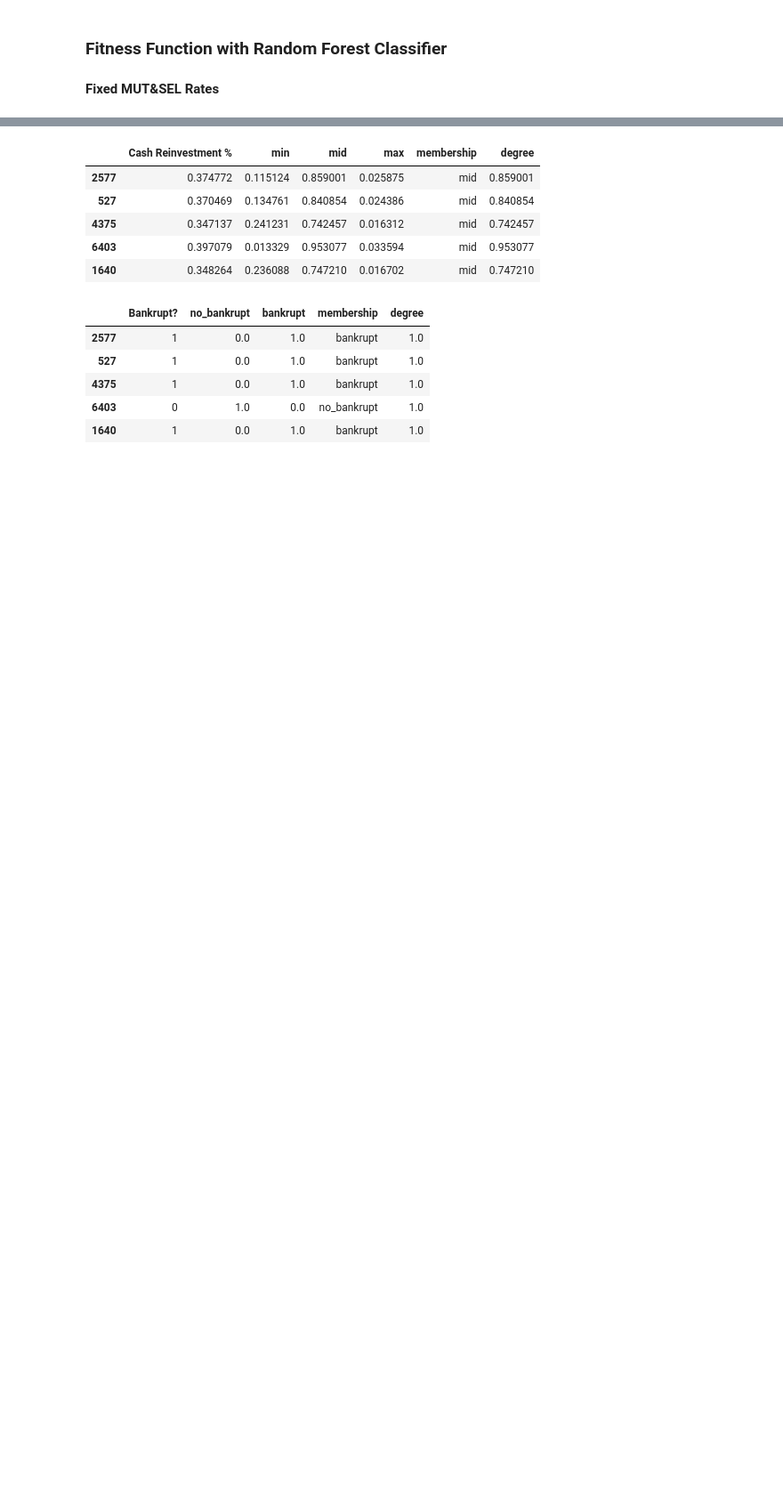
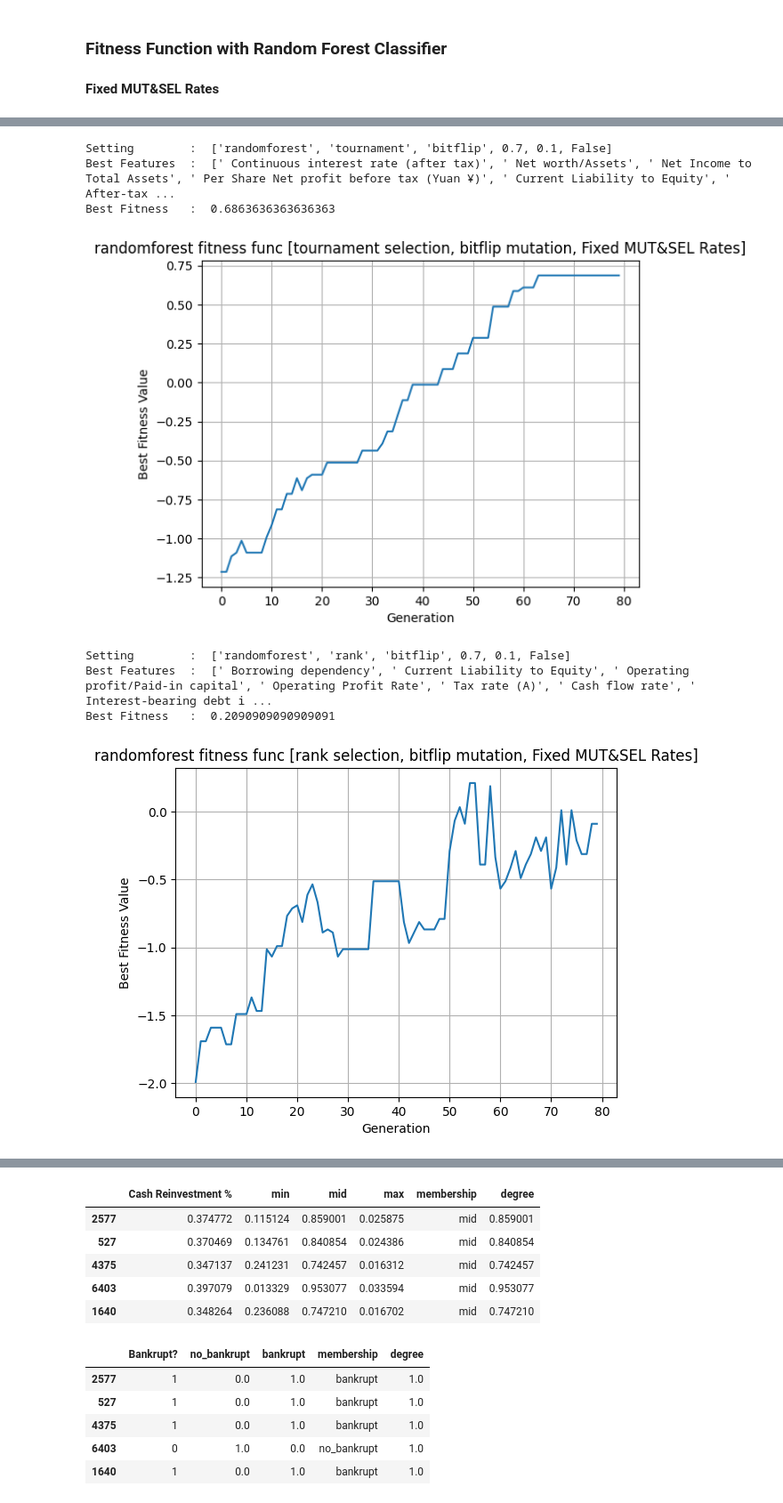
Before and after one commit to yeesem/Soft-Computing, a Jupyter notebook: Assignment_3_Evolutionary_Computing.ipynb, the cells around one changed output, grey strips where cells are left out. Shown at 89% size. Drawn from its saved outputs; the diff is of its cells as text; code cells hidden in the pictures; blank space fills up the shorter version.

```diff
--- a/Assignment_3_Evolutionary_Computing.ipynb
+++ b/Assignment_3_Evolutionary_Computing.ipynb
@@ -133,13 +148,13 @@ df.head()
 
 # df.head()
 # %%
-# Upsampling
+# Downsampling
 features_majority = df[df['Bankrupt?'] == 0]
 features_minority = df[df['Bankrupt?'] == 1]
 
 features_majority_downsample = resample(
     features_majority,
-    replace = True,
+    replace = False,
     n_samples = len(features_minority),
     random_state = 123
 )
@@ -348,10 +363,10 @@ def feature_selection_genetic_algo(data,features,target,population_size,num_gene
 
     selected_features = [feature for feature,bit in zip(data.columns,best_ind_in_population) if bit == 1]
 
-    print("Generation        : ",gen)
-    print("Selected Features : ",selected_features)
-    print("Best Fitness      : ",best_fitness_in_population)
-    print()
+    # print("Generation        : ",gen)
+    # print("Selected Features : ",selected_features)
+    # print("Best Fitness      : ",best_fitness_in_population)
+    # print()
 
     if changes_of_rates:
         #  Modify crossover rate and mutation -rate every generation loop
@@ -371,8 +386,8 @@ def feature_selection_genetic_algo(data,features,target,population_size,num_gene
       print("\n Met Stopping Criteria - best_fitness_in_population >= 0.998")
       break
 
-    if count_num_gen == 30:
-      print("\nMet Stopping Criteria - count_num_gen == 30")
+    if count_num_gen == 40:
+      print("\nMet Stopping Criteria - count_num_gen == 40")
       break
 
   # Select the top N features from the best individual
@@ -403,11 +442,10 @@ def plot_fitness_history(fitnesses,title):
 data = X_train
 features = X_train.columns
 target = y_train
-num_desired_features = 5
+num_desired_features = 10
 population_size = 30
 num_generations = 80
 
-
 all_best_fitness = []
 all_best_features = []
 # %% [markdown]
@@ -882,0 +602,38 @@ plot_fitness_history(fitnesses,"Fitness Function with RandomForestClassifier [Ra
+# %%
+settingsRanFor1 = [
+    # Dataset,features,target,population_size,number of generation, fitness type, number of desired features, selection type, mutation type,
+    # crossover rate, mutation rate, changes of rates:bool
+    [data,features,target,population_size,num_generations,'randomforest',num_desired_features,'tournament','bitflip',0.7,0.1,False],
+    [data,features,target,population_size,num_generations,'randomforest',num_desired_features,'rank','bitflip',0.7,0.1,False],
+    [data,features,target,population_size,num_generations,'randomforest',num_desired_features,'roulette','bitflip',0.7,0.1,False],
+    [data,features,target,population_size,num_generations,'randomforest',num_desired_features,'tournament','gaussian',0.7,0.1,False],
+    [data,features,target,population_size,num_generations,'randomforest',num_desired_features,'rank','gaussian',0.7,0.1,False],
+    [data,features,target,population_size,num_generations,'randomforest',num_desired_features,'roulette','gaussian',0.7,0.1,False],
+]
+
+for setting in settingsRanFor1:
+    fitness_type = setting[5]
+    selection_type = setting[7]
+    mutation_type = setting[8]
+    crossover_rate = setting[9]
+    mutation_rate = setting[10]
+    changes_of_rates = setting[11]
+
+    if changes_of_rates:
+      title = f"{fitness_type} fitness func [{selection_type} selection, {mutation_type} mutation, Dynamic MUT&SEL Rates]"
+    else:
+      title = f"{fitness_type} fitness func [{selection_type} selection, {mutation_type} mutation, Fixed MUT&SEL Rates]"
+
+    setting = [fitness_type,selection_type,mutation_type,crossover_rate,mutation_rate,changes_of_rates]
+    run_feature_selection_ga(setting,title,data,features,target,population_size,num_generations,fitness_type,num_desired_features,selection_type,mutation_type,
+                            crossover_rate,mutation_rate,changes_of_rates)
+    print()
+# %% [output]
+Setting        :  ['randomforest', 'tournament', 'bitflip', 0.7, 0.1, False]
+Best Features  :  [' Continuous interest rate (after tax)', ' Net worth/Assets', ' Net Income to Total Assets', ' Per Share Net profit before tax (Yuan ¥)', ' Current Liability to Equity', ' After-tax ...
+Best Fitness   :  0.6863636363636363
+[figure, added]
+Setting        :  ['randomforest', 'rank', 'bitflip', 0.7, 0.1, False]
+Best Features  :  [' Borrowing dependency', ' Current Liability to Equity', ' Operating profit/Paid-in capital', ' Operating Profit Rate', ' Tax rate (A)', ' Cash flow rate', ' Interest-bearing debt i ...
+Best Fitness   :  0.2090909090909091
+[figure, added]
```
Also changed, not shown: parts of 38 cells of this notebook.
